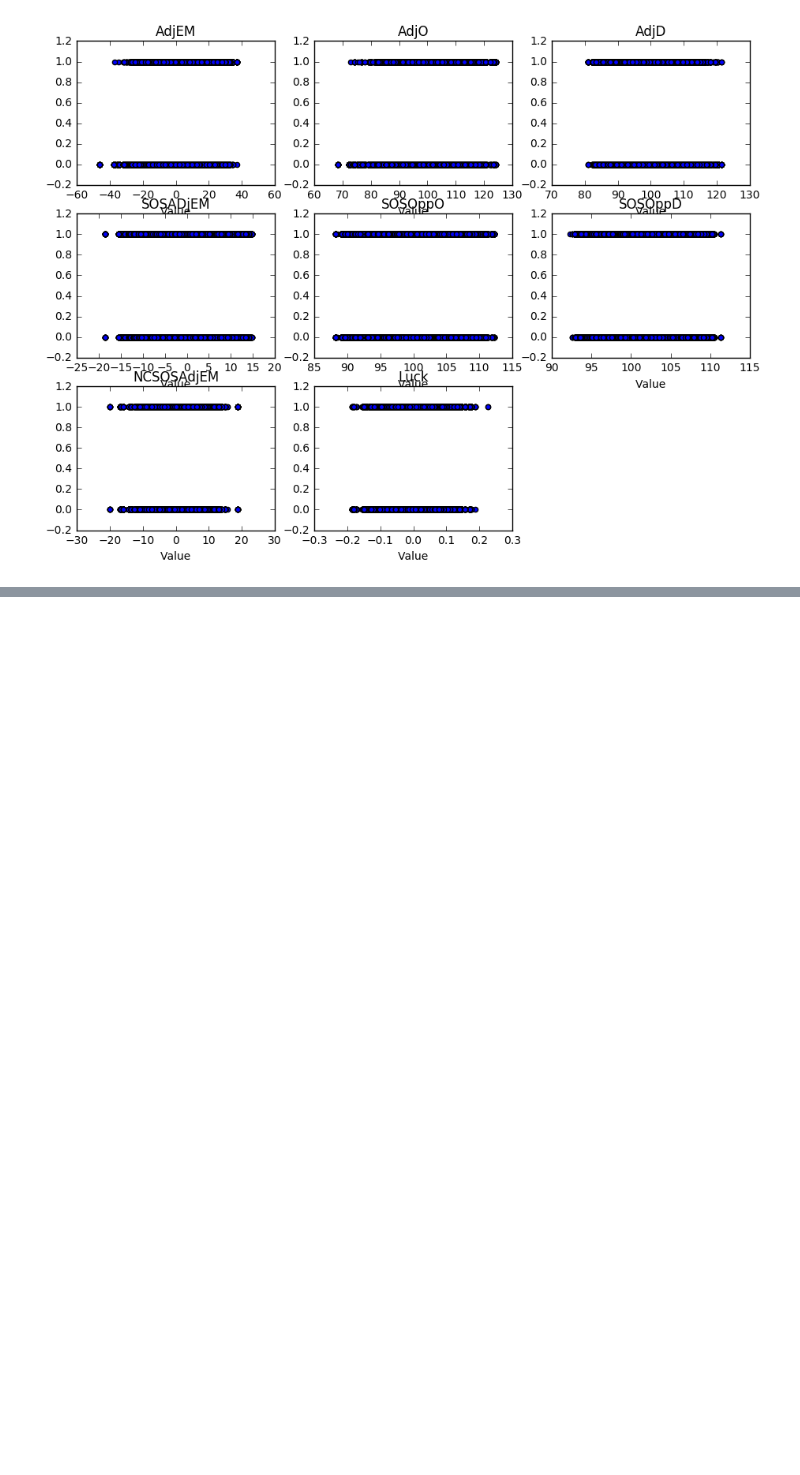
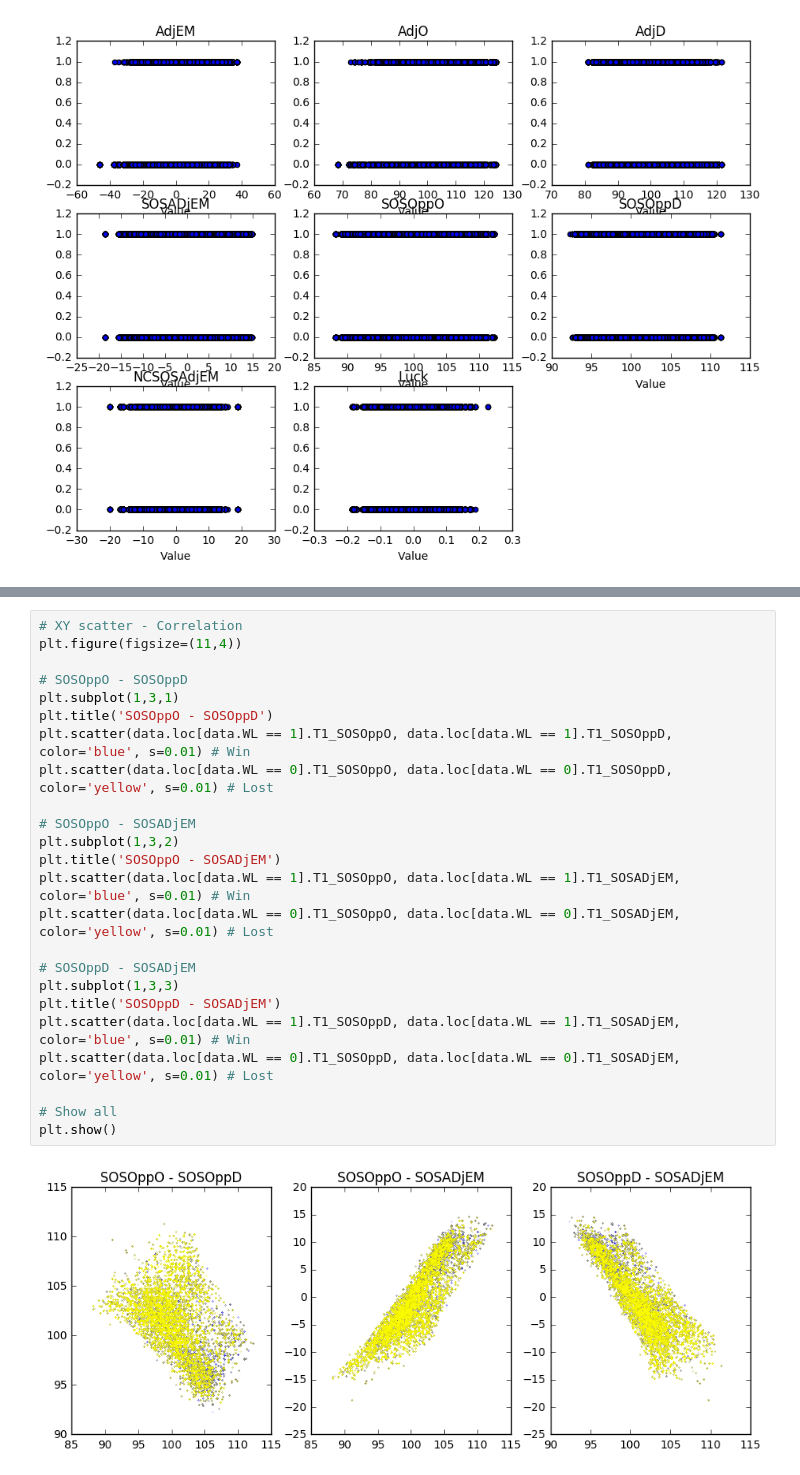
Before and after one commit to Iviglious/basket_predict_ncaa, a Jupyter notebook: DA - NCAA - Feature Digrams A.ipynb, the cells around one changed output, grey strips where cells are left out. Cells and saved outputs as stored; diff of their text form; blank space fills up the shorter version.

```diff
--- a/DA - NCAA - Feature Digrams A.ipynb
+++ b/DA - NCAA - Feature Digrams A.ipynb
@@ -203,0 +221,26 @@ plt.show()
+# %%
+# XY scatter - Correlation
+plt.figure(figsize=(11,4))
+
+# SOSOppO - SOSOppD
+plt.subplot(1,3,1)
+plt.title('SOSOppO - SOSOppD')
+plt.scatter(data.loc[data.WL == 1].T1_SOSOppO, data.loc[data.WL == 1].T1_SOSOppD, color='blue', s=0.01) # Win
+plt.scatter(data.loc[data.WL == 0].T1_SOSOppO, data.loc[data.WL == 0].T1_SOSOppD, color='yellow', s=0.01) # Lost
+
+# SOSOppO - SOSADjEM
+plt.subplot(1,3,2)
+plt.title('SOSOppO - SOSADjEM')
+plt.scatter(data.loc[data.WL == 1].T1_SOSOppO, data.loc[data.WL == 1].T1_SOSADjEM, color='blue', s=0.01) # Win
+plt.scatter(data.loc[data.WL == 0].T1_SOSOppO, data.loc[data.WL == 0].T1_SOSADjEM, color='yellow', s=0.01) # Lost
+
+# SOSOppD - SOSADjEM
+plt.subplot(1,3,3)
+plt.title('SOSOppD - SOSADjEM')
+plt.scatter(data.loc[data.WL == 1].T1_SOSOppD, data.loc[data.WL == 1].T1_SOSADjEM, color='blue', s=0.01) # Win
+plt.scatter(data.loc[data.WL == 0].T1_SOSOppD, data.loc[data.WL == 0].T1_SOSADjEM, color='yellow', s=0.01) # Lost
+
+# Show all
+plt.show()
+# %% [output]
+[figure, added]
```
Also changed, not shown: parts of 4 cells of this notebook, 12 other files.
